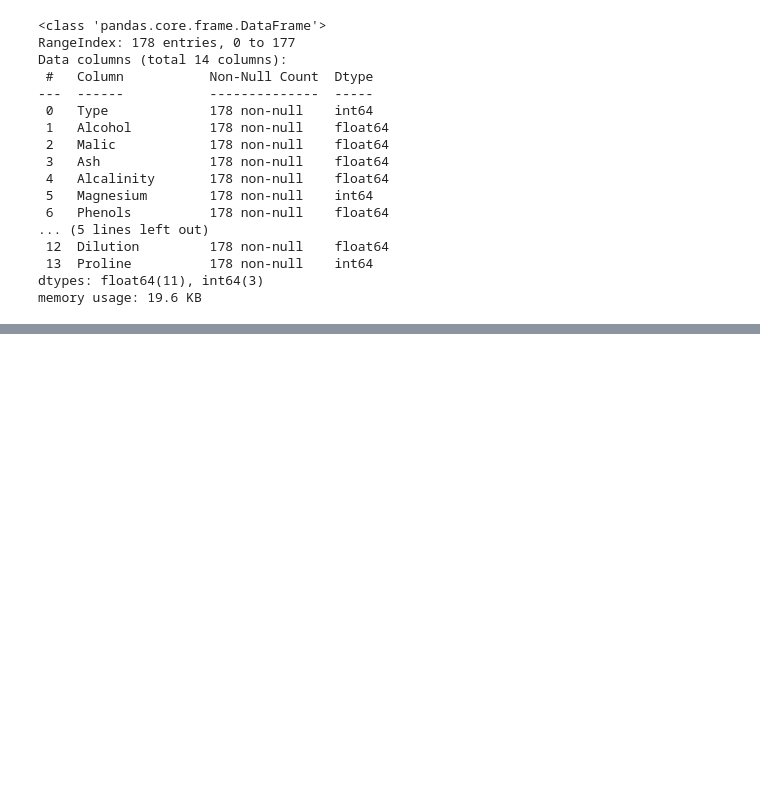
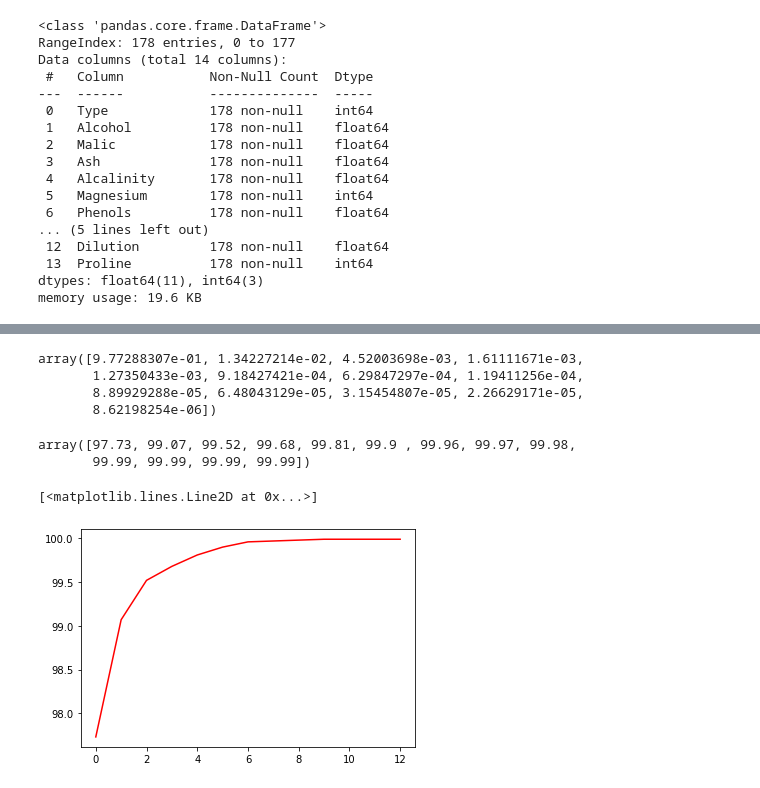
Before and after one commit to SuryaBhaskar33/Data_Science, a Jupyter notebook: 8_PCA/PCA.ipynb, the cells around one changed output, grey strips where cells are left out. Cells and saved outputs as stored; diff of their text form; code cells hidden in the pictures; blank space fills up the shorter version.

```diff
--- a/8_PCA/PCA.ipynb
+++ b/8_PCA/PCA.ipynb
@@ -35,0 +60,4 @@ memory usage: 19.6 KB
+# %%
+#Scale the data
+scaled_array = normalize(data)
+scaled_array
@@ -35,0 +78,5 @@ memory usage: 19.6 KB
+# %%
+#PCA implementation
+pca = PCA(n_components=13)
+fitted_pca = pca.fit_transform(scaled_array)
+fitted_pca
@@ -35,0 +118,22 @@ memory usage: 19.6 KB
+# %%
+# The amount of variance that each PCA has
+var=pca.explained_variance_ratio_
+var
+# %% [output]
+array([9.77288307e-01, 1.34227214e-02, 4.52003698e-03, 1.61111671e-03,
+       1.27350433e-03, 9.18427421e-04, 6.29847297e-04, 1.19411256e-04,
+       8.89929288e-05, 6.48043129e-05, 3.15454807e-05, 2.26629171e-05,
+       8.62198254e-06])
+# %%
+# Cummulative variance of each PCA
+var1=np.cumsum(np.round(var,4)*100)
+var1
+# %% [output]
+array([97.73, 99.07, 99.52, 99.68, 99.81, 99.9 , 99.96, 99.97, 99.98,
+       99.99, 99.99, 99.99, 99.99])
+# %%
+# Variance plot for PCA components obtained
+plt.plot(var1,color='red')
+# %% [output]
+[<matplotlib.lines.Line2D at 0x...>]
+[figure, added]
```
Also changed, not shown: parts of 20 cells of this notebook.
